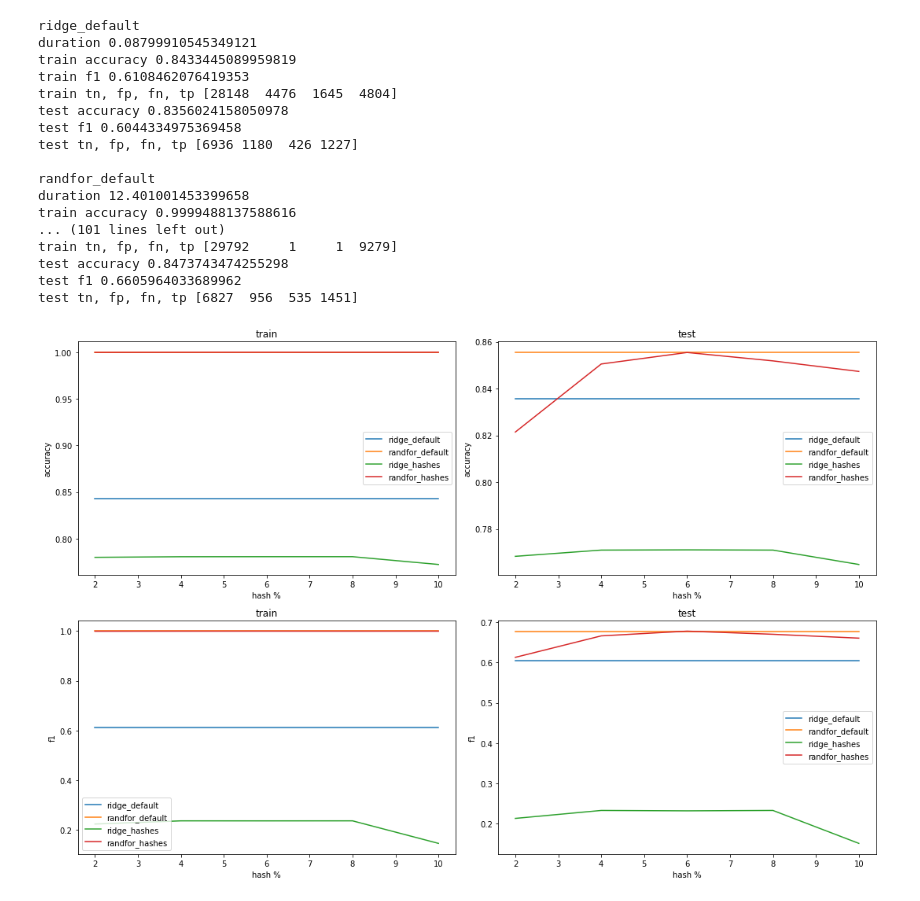
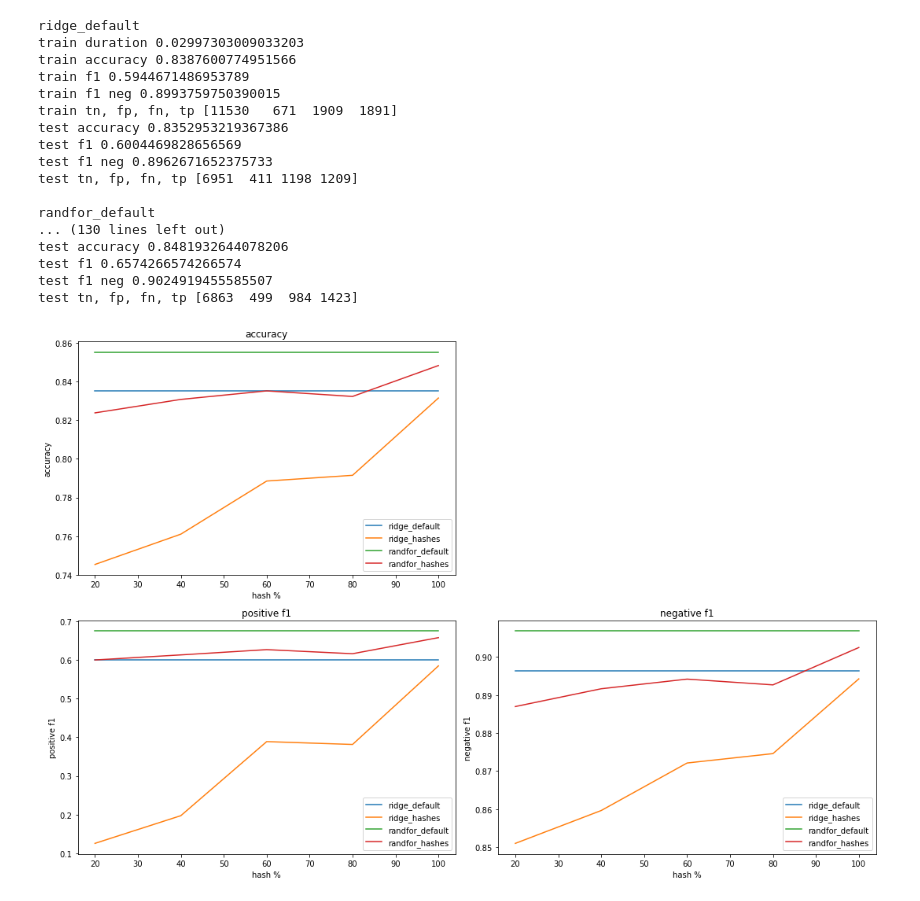
Before and after one commit to win13676/ORIE5741-Project, a Jupyter notebook: FeatureHashingV2.ipynb, the cells around one changed output. Saved outputs shown, nothing was run; the diff lists cells and outputs as text; code cells hidden in the pictures.

Commit message:
clean up hashing code and feature select + hash

```diff
--- a/FeatureHashingV2.ipynb
+++ b/FeatureHashingV2.ipynb
@@ -200,0 +266,4 @@ def compare_feature_hashing(train_X, train_dict_X, train_y, test_X, test_dict_X,
+# %%
+hasher = FeatureHasher(n_features=92)
+# %%
+X_train_hash = hasher.fit_transform(adult_train_dict_X)
@@ -201,22 +392,58 @@ def compare_feature_hashing(train_X, train_dict_X, train_y, test_X, test_dict_X,
+# %%
+def plot_scores(scores):
+    ridge_default_score_train, ridge_default_score_test, randfor_default_score_train, randfor_default_score_test, \
+        ridge_train_score_all, ridge_test_score_all, randfor_train_score_all, randfor_test_score_all = scores
+
+    t = np.arange(20, 110, 20)
+
+    fig, ax = plt.subplots(2, 2, figsize=(15,10), tight_layout=True)
+
+    ax[0, 0].plot(t, ridge_default_score_test.acc*np.ones(len(t)), label='ridge_default')
+    ax[0, 0].plot(t, [score.acc for score in ridge_test_score_all], label='ridge_hashes')
+    ax[0, 0].plot(t, randfor_default_score_test.acc*np.ones(len(t)), label='randfor_default')
+    ax[0, 0].plot(t, [score.acc for score in randfor_test_score_all], label='randfor_hashes')
+    ax[0, 0].set(xlabel='hash %', ylabel='accuracy', title='accuracy')
+    ax[0, 0].legend()
+
+    ax[0, 1].set_visible(False)
+
+    ax[1, 0].plot(t, ridge_default_score_test.f1*np.ones(len(t)), label='ridge_default')
+    ax[1, 0].plot(t, [score.f1 for score in ridge_test_score_all], label='ridge_hashes')
+    ax[1, 0].plot(t, randfor_default_score_test.f1*np.ones(len(t)), label='randfor_default')
+    ax[1, 0].plot(t, [score.f1 for score in randfor_test_score_all], label='randfor_hashes')
+    ax[1, 0].set(xlabel='hash %', ylabel='positive f1', title='positive f1')
+    ax[1, 0].legend()
+
+    ax[1, 1].plot(t, ridge_default_score_test.f1_neg*np.ones(len(t)), label='ridge_default')
+    ax[1, 1].plot(t, [score.f1_neg for score in ridge_test_score_all], label='ridge_hashes')
+    ax[1, 1].plot(t, randfor_default_score_test.f1_neg*np.ones(len(t)), label='randfor_default')
+    ax[1, 1].plot(t, [score.f1_neg for score in randfor_test_score_all], label='randfor_hashes')
+    ax[1, 1].set(xlabel='hash %', ylabel='negative f1', title='negative f1')
+    ax[1, 1].legend()
+
+    plt.show()
 # %%
-compare_feature_hashing(adult_train_X, adult_train_dict_X, adult_train_y, adult_test_X, adult_test_dict_X, adult_test_y)
+adult_scores = compare_feature_hashing(data_set_adult.X_train, data_set_adult.X_dict_train, data_set_adult.y_train, data_set_adult.X_test, data_set_adult.X_dict_test, data_set_adult.y_test)
 # %% [output]
 ridge_default
-duration 0.08799910545349121
-train accuracy 0.8433445089959819
-train f1 0.6108462076419353
-train tn, fp, fn, tp [28148  4476  1645  4804]
-test accuracy 0.8356024158050978
-test f1 0.6044334975369458
-test tn, fp, fn, tp [6936 1180  426 1227]
+train duration 0.02997303009033203
+train accuracy 0.8387600774951566
+train f1 0.5944671486953789
+train f1 neg 0.8993759750390015
+train tn, fp, fn, tp [11530   671  1909  1891]
+test accuracy 0.8352953219367386
+test f1 0.6004469828656569
+test f1 neg 0.8962671652375733
+test tn, fp, fn, tp [6951  411 1198 1209]
 
 randfor_default
-duration 12.401001453399658
-train accuracy 0.9999488137588616
-... (101 lines left out)
-train tn, fp, fn, tp [29792     1     1  9279]
-test accuracy 0.8473743474255298
-test f1 0.6605964033689962
-test tn, fp, fn, tp [6827  956  535 1451]
+... (130 lines left out)
+test accuracy 0.8481932644078206
+test f1 0.6574266574266574
+test f1 neg 0.9024919455585507
+test tn, fp, fn, tp [6863  499  984 1423]
-[figure, removed]
+# %%
+plot_scores(adult_scores)
+# %% [output]
+[figure, added]
 # %%
```
Also changed, not shown: parts of 29 cells of this notebook, 2 other files.
